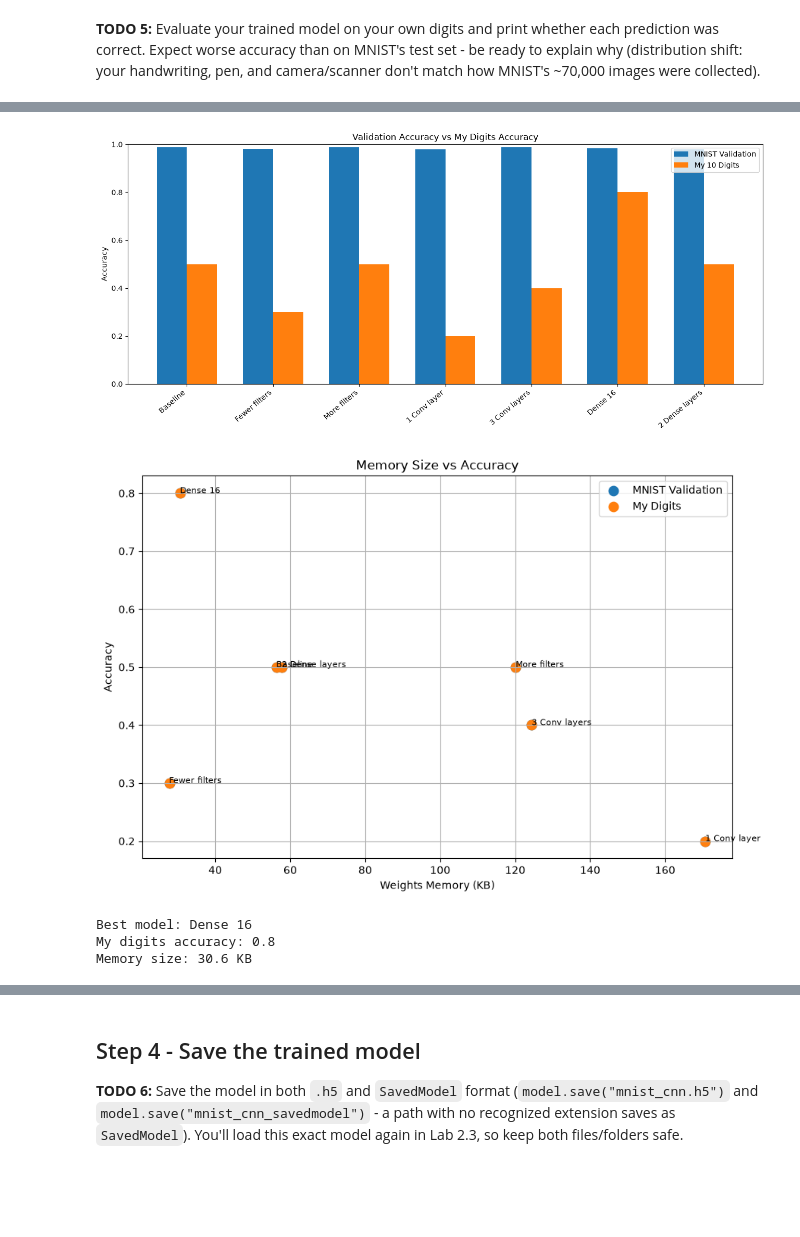
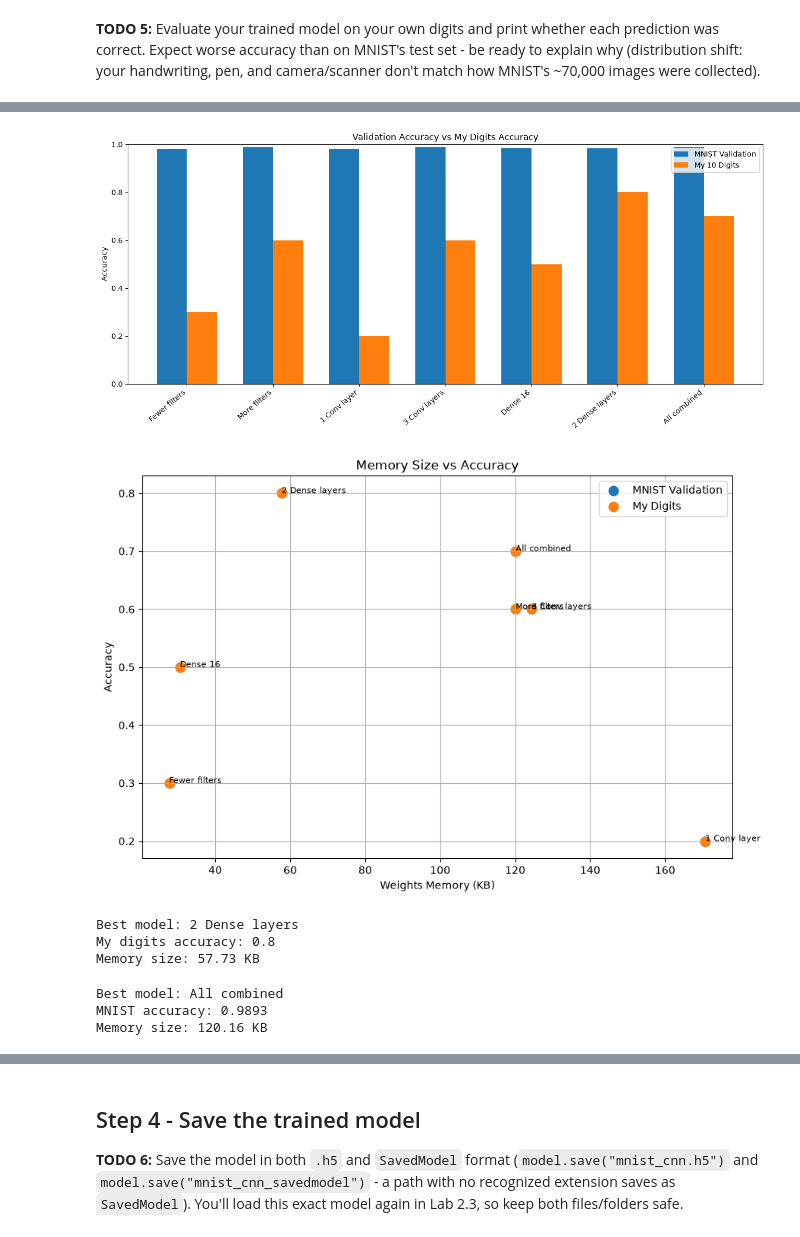
Before and after one commit to taltech-eailab-courses/ias0360-home-assignment-2-submission-2026, a Jupyter notebook: lab_2_2/mnist_cnn.ipynb, the cells around one changed output, grey strips where cells are left out. Drawn from its saved outputs; the diff is of its cells as text; code cells hidden in the pictures; blank space fills up the shorter version.

```diff
--- a/lab_2_2/mnist_cnn.ipynb
+++ b/lab_2_2/mnist_cnn.ipynb
@@ -786,4 +931,4 @@ results_df.to_csv(save_path, index=False)
 # %%
-results_df = pd.read_csv("model_comparison.csv")
+results_df = pd.read_csv("model_results_df.csv")
 results_df
 # %% [output]
@@ -798,51 +952,56 @@ results_df
 # %%
-x = np.arange(len(results_df))
+# We study the results of the different models and their accuracy on the MNIST validation set and on our own digits.
+# we first get rid of the line without the digit results.
+
+results_digit = results_df.dropna()
+
+x = np.arange(len(results_digit))
 width = 0.35
 
 plt.figure(figsize=(13, 6))
 
 plt.bar(
     x - width/2,
-    results_df["test_accuracy"],
+    results_digit["test_accuracy"],
     width,
     label="MNIST Validation"
 )
 
 plt.bar(
     x + width/2,
-    results_df["val_accuracy"],
+    results_digit["val_accuracy"],
     width,
     label="My 10 Digits"
 )
 
 plt.xticks(
     x,
-    results_df["experiment"],
+    results_digit["experiment"],
     rotation=40,
     ha="right"
 )
 
 plt.ylabel("Accuracy")
 plt.title("Validation Accuracy vs My Digits Accuracy")
 plt.ylim(0, 1)
 plt.legend()
 plt.tight_layout()
 plt.show()
 # %% [output]
-[figure, old version]
+[figure, new version]
 # %%
 plt.figure(figsize=(9, 6))
 
 plt.scatter(
-    results_df["weights_memory_kb"],
-    results_df["val_accuracy"],
+    results_digit["weights_memory_kb"],
+    results_digit["val_accuracy"],
     label="MNIST Validation",
     s=80
 )
 
 plt.scatter(
-    results_df["weights_memory_kb"],
-    results_df["val_accuracy"],
+    results_digit["weights_memory_kb"],
+    results_digit["val_accuracy"],
     label="My Digits",
     s=80
 )
@@ -865,15 +1024,17 @@ plt.grid(True)
 plt.tight_layout()
 plt.show()
 # %% [output]
-[figure, old version]
+[figure, new version]
 # %%
-baseline_acc = results_df.loc[
-    results_df["experiment"] == "Baseline",
+# We use this part to determine the best model based on the accuracy on our own digits, on MNIST, the inference time and the memory size of the model.
+
+baseline_acc = results_digit.loc[
+    results_digit["experiment"] == "Our own model",
     "val_accuracy"
 ].iloc[0]
 
-candidates = results_df[
-    results_df["val_accuracy"] >= baseline_acc - 0.01
+candidates = results_digit[
+    results_digit["val_accuracy"] >= baseline_acc - 0.01
 ]
 
 best_row = candidates.sort_values(
@@ -892,11 +1053,40 @@ print("Best model:", best_name)
 print("My digits accuracy:", best_row["val_accuracy"])
 print("Memory size:", best_row["weights_memory_kb"], "KB")
 
-best_model.save("best_mnist_model.h5")
+best_model.save("best_mydigit_model.h5")
+# We save as interesting model 2 Dense layers that is small and quite accurate on our digits.
 # %% [output]
-Best model: Dense 16
+Best model: 2 Dense layers
 My digits accuracy: 0.8
-Memory size: 30.6 KB
+Memory size: 57.73 KB
+# %%
+# We also save the model with the best accuracy on MNIST dataset even though it's our heavy own one.
+our_model_acc = results_digit.loc[
+    results_digit["experiment"] == "All combined",
+    "test_accuracy"
+].iloc[0]
+
+candidates = results_digit[
+    results_digit["test_accuracy"] == our_model_acc
+]
+
+best_row = candidates.sort_values(
+    "test_accuracy"
+).iloc[0]
+
+for result in results:
+    if result['test_accuracy'] == our_model_acc :
+        best_model = result['model']
+
+print("Best model:", best_name)
+print("MNIST accuracy:", best_row["test_accuracy"])
+print("Memory size:", best_row["weights_memory_kb"], "KB")
+
+best_model.save("best_mnist_model.h5")
+# %% [output]
+Best model: All combined
+MNIST accuracy: 0.9893
+Memory size: 120.16 KB
 # %%
 # When then try on different model architectures :
 # especially on Mini-SqueezeNet and Mini-MobileNet as suggested.
```
Also changed, not shown: parts of 23 cells of this notebook, 2 other files.
